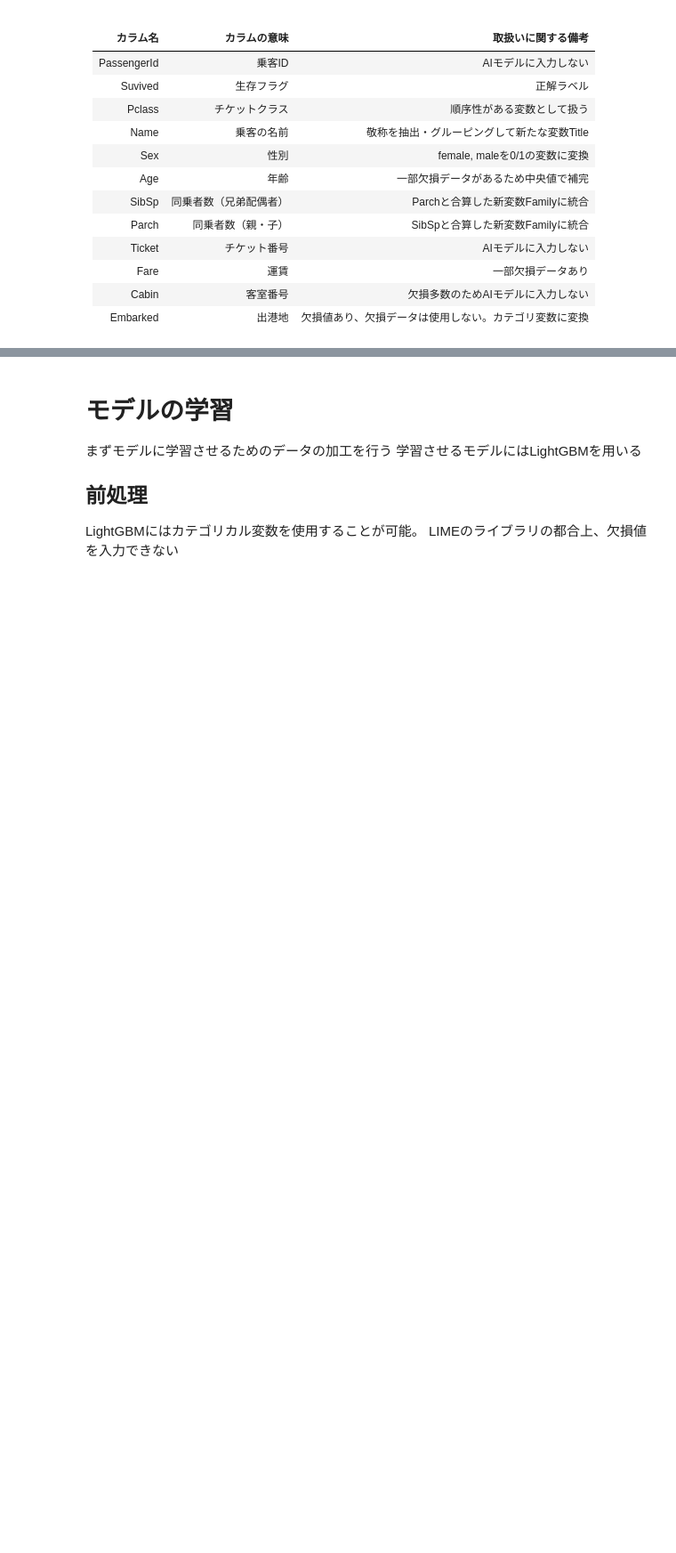
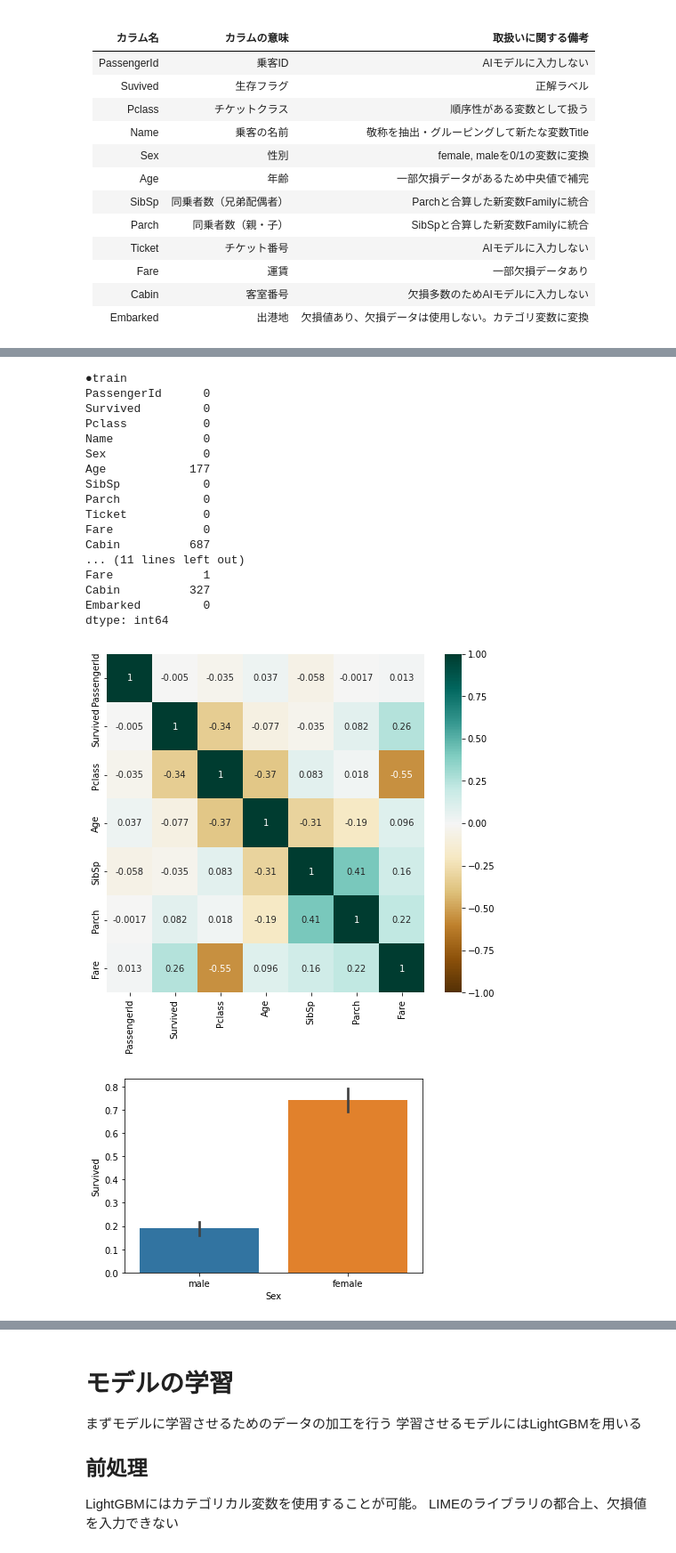
Before and after one commit to matzmtok/Learning_XAI, a Jupyter notebook: LIMEを使って検証する.ipynb, the cells around one changed output, grey strips where cells are left out. Shown: that part at 89% size. Drawn from its saved outputs; the diff is of its cells as text; code cells hidden in the pictures; blank space fills up the shorter version.

```diff
--- a/LIMEを使って検証する.ipynb
+++ b/LIMEを使って検証する.ipynb
@@ -65,0 +125,48 @@ df_train = pd.read_csv(train)
+# %%
+# 正解ラベルとの関係を確認
+# 変数間の相関係数をヒートマップ表示する
+
+fig = plt.figure(figsize=(8,7))
+ax = sns.heatmap(df_train.corr(), annot=True, cmap='BrBG', vmin=-1, vmax=1)
+
+
+## カテゴリ変数(Sex)とSurvivedの関係
+
+fig = plt.figure(figsize=(6,4))
+ax = sns.barplot(y='Survived', x='Sex', data=df_train)
+
+## カテゴリ変数(Embarked)とSurvivedの関係
+
+fig = plt.figure(figsize=(6,4))
+sns.barplot(y='Survived', x='Embarked', data=df_train)
+
+# データの欠損の確認
+
+print("●train\n{}".format(df_train.isnull().sum()))
+print("●test\n{}".format(df_test.isnull().sum()))
+
+## 年齢の欠損とSurvivedの関係
+df_train["Age_null"] = df_train["Age"].isnull()
+fig = plt.figure(figsize=(6,4))
+sns.barplot(y='Survived', x='Age_null', data=df_train)
+del df_train["Age_null"]
+# %% [output]
+●train
+PassengerId      0
+Survived         0
+Pclass           0
+Name             0
+Sex              0
+Age            177
+SibSp            0
+Parch            0
+Ticket           0
+Fare             0
+Cabin          687
+... (11 lines left out)
+Fare             1
+Cabin          327
+Embarked         0
+dtype: int64
+[figure, added]
+[figure, added]
```
Also changed, not shown: parts of 23 cells of this notebook.
